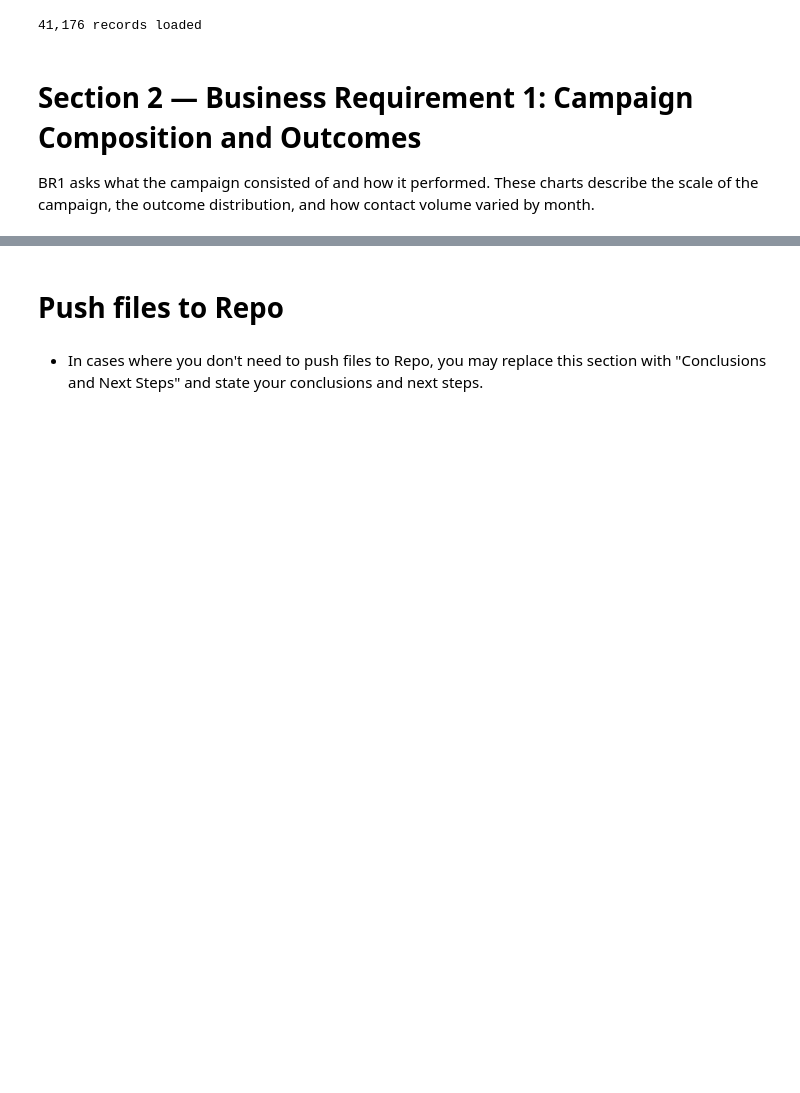
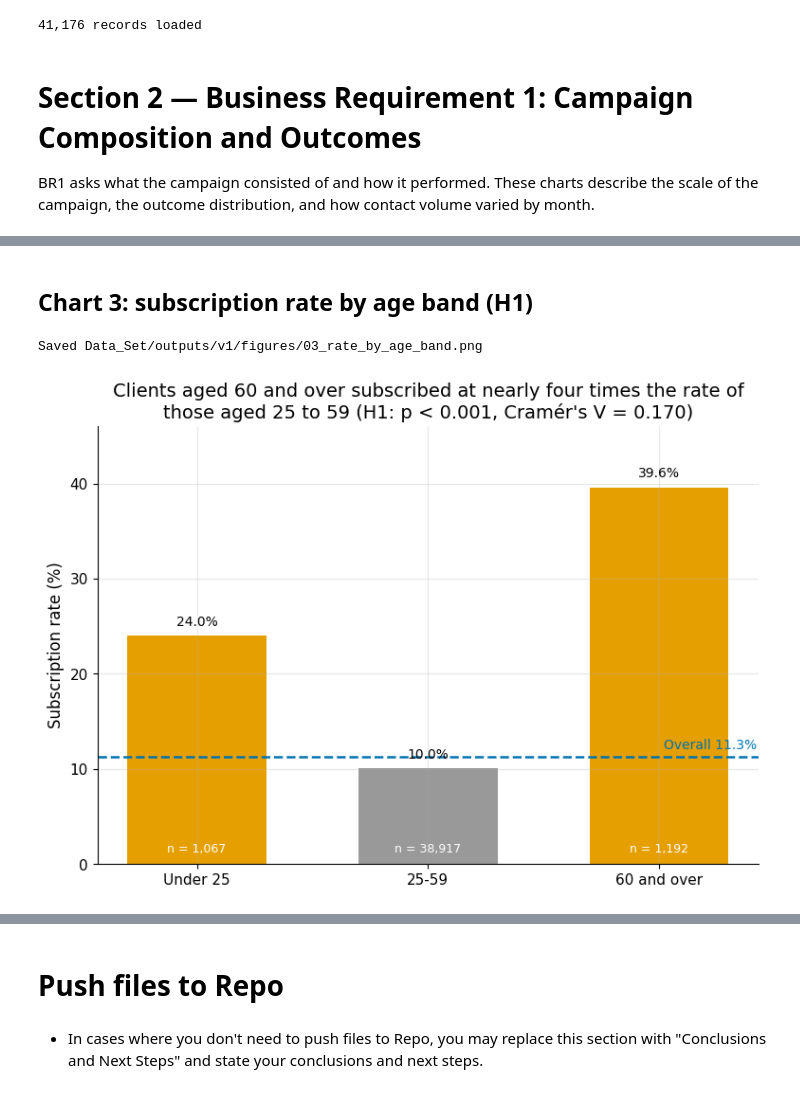
Before and after one commit to Haroon-Code-2026/fair-marketing-analytics, a Jupyter notebook: jupyter_notebooks/03-Data_Visualisation.ipynb, the cells around one changed output, grey strips where cells are left out. Drawn from its saved outputs; the diff is of its cells as text; code cells hidden in the pictures; blank space fills up the shorter version.

```diff
--- a/jupyter_notebooks/03-Data_Visualisation.ipynb
+++ b/jupyter_notebooks/03-Data_Visualisation.ipynb
@@ -147,0 +215,34 @@ scale of the campaign, the outcome distribution, and how contact volume varied b
+# %% [markdown]
+## Chart 3: subscription rate by age band (H1)
+# %%
+age_stats = df.groupby('age_band', observed=True).agg(
+    contacted=('subscribed', 'size'),
+    rate=('subscribed', 'mean')
+)
+age_stats['rate'] *= 100
+age_stats = age_stats.reindex(['Under 25', '25-59', '60 and over'])
+
+overall = df['subscribed'].mean() * 100
+
+fig, ax = plt.subplots(figsize=(9, 6))
+colours = [PALETTE['orange'], PALETTE['grey'], PALETTE['orange']]
+ax.bar(age_stats.index, age_stats['rate'], color=colours, width=0.6)
+label_bars(ax, age_stats['rate'], suffix='%', offset=0.8)
+
+ax.axhline(overall, color=PALETTE['blue'], linestyle='--', linewidth=1.8)
+ax.text(2.42, overall + 0.8, f'Overall {overall:.1f}%',
+        color=PALETTE['blue'], ha='right', fontsize=10)
+
+for i, n in enumerate(age_stats['contacted']):
+    ax.text(i, 1.2, f'n = {n:,}', ha='center', fontsize=9, color='white')
+
+ax.set_ylabel('Subscription rate (%)')
+ax.set_title('Clients aged 60 and over subscribed at nearly four times the rate of\n'
+             'those aged 25 to 59 (H1: p < 0.001, Cramér\'s V = 0.170)')
+ax.set_ylim(0, 46)
+
+save_figure(fig, '03_rate_by_age_band')
+plt.show()
+# %% [output]
+Saved Data_Set/outputs/v1/figures/03_rate_by_age_band.png
+[figure, added]
```
Also changed, not shown: parts of 16 cells of this notebook, 7 other files.
